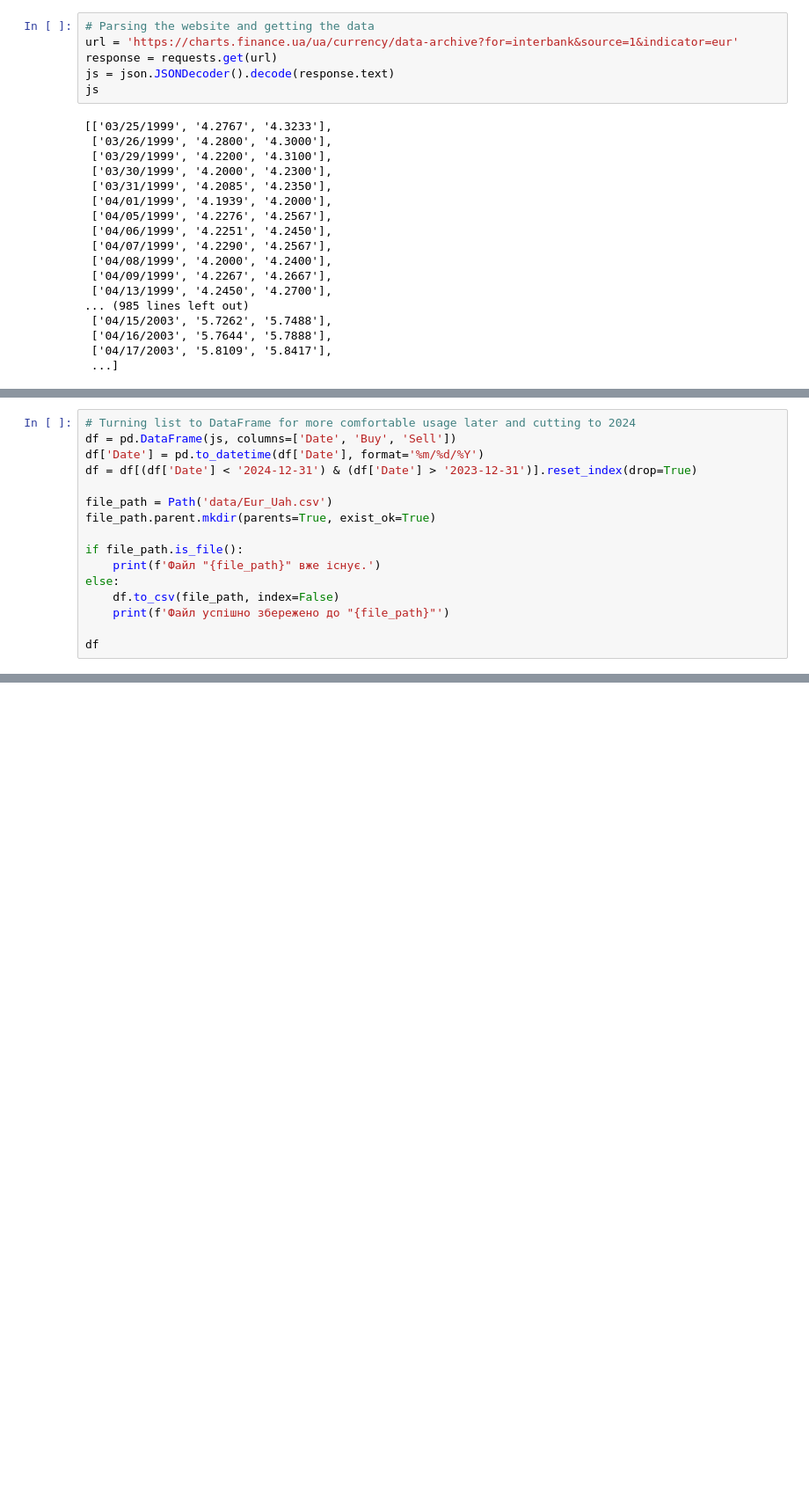
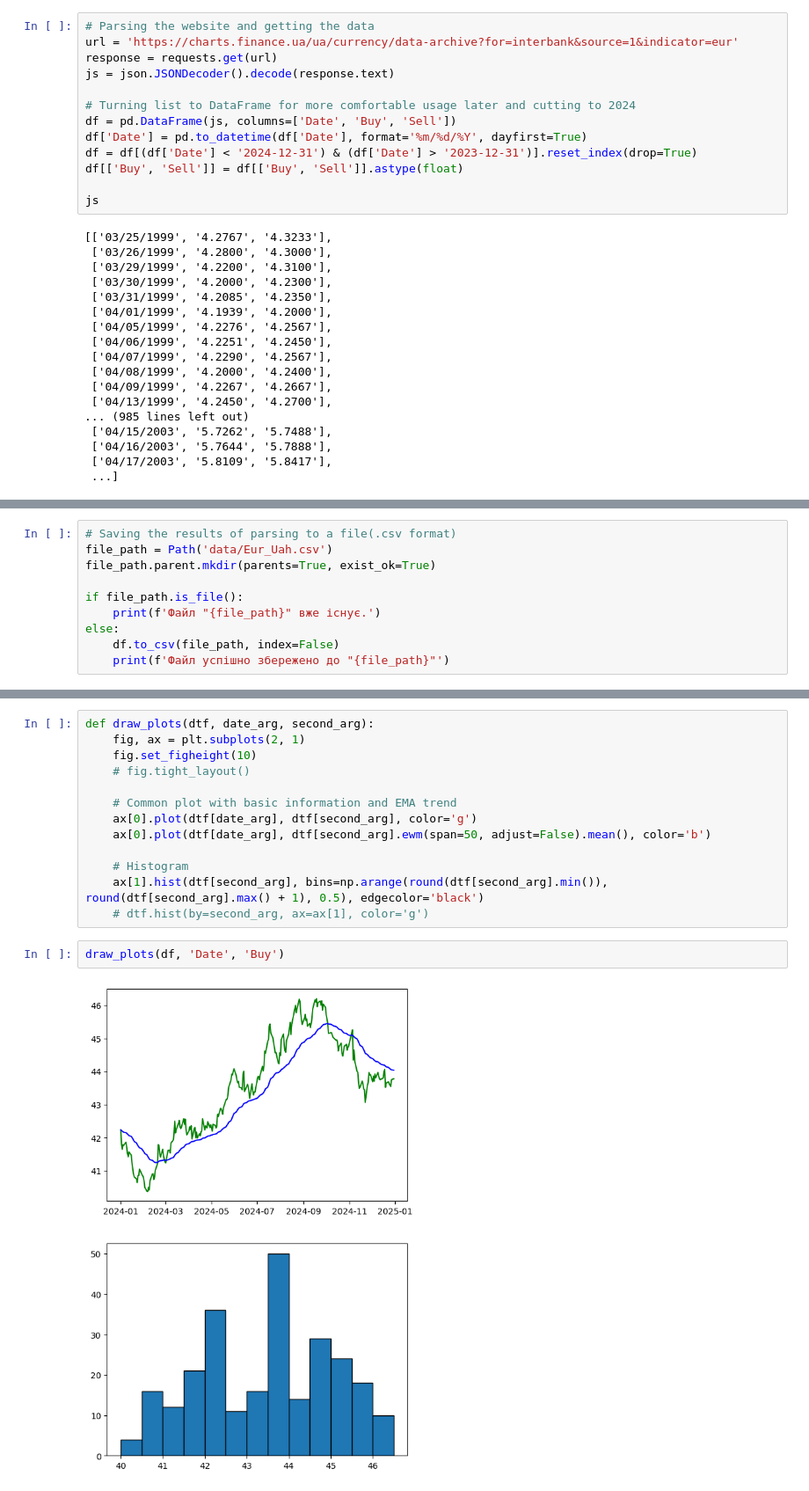
Before and after one commit to VarRoman/7_semester, a Jupyter notebook: Analysis_and_processing/Lab1/lab1_test.ipynb, the cells around one changed output, grey strips where cells are left out. Shown at 88% size. Drawn from its saved outputs; the diff is of its cells as text; blank space fills up the shorter version.

```diff
--- a/Analysis_and_processing/Lab1/lab1_test.ipynb
+++ b/Analysis_and_processing/Lab1/lab1_test.ipynb
@@ -21,6 +42,13 @@ from pathlib import Path
 url = 'https://charts.finance.ua/ua/currency/data-archive?for=interbank&source=1&indicator=eur'
 response = requests.get(url)
 js = json.JSONDecoder().decode(response.text)
+
+# Turning list to DataFrame for more comfortable usage later and cutting to 2024
+df = pd.DataFrame(js, columns=['Date', 'Buy', 'Sell'])
+df['Date'] = pd.to_datetime(df['Date'], format='%m/%d/%Y', dayfirst=True)
+df = df[(df['Date'] < '2024-12-31') & (df['Date'] > '2023-12-31')].reset_index(drop=True)
+df[['Buy', 'Sell']] = df[['Buy', 'Sell']].astype(float)
+
 js
 # %% [output]
 [['03/25/1999', '4.2767', '4.3233'],
@@ -43,9 +89,5 @@ js
 # %%
-# Turning list to DataFrame for more comfortable usage later and cutting to 2024
-df = pd.DataFrame(js, columns=['Date', 'Buy', 'Sell'])
-df['Date'] = pd.to_datetime(df['Date'], format='%m/%d/%Y')
-df = df[(df['Date'] < '2024-12-31') & (df['Date'] > '2023-12-31')].reset_index(drop=True)
-
+# Saving the results of parsing to a file(.csv format)
 file_path = Path('data/Eur_Uah.csv')
 file_path.parent.mkdir(parents=True, exist_ok=True)
 
@@ -54,7 +96,5 @@ if file_path.is_file():
 else:
     df.to_csv(file_path, index=False)
     print(f'Файл успішно збережено до "{file_path}"')
-
-df
 # %% [output]
 Файл "data/Eur_Uah.csv" вже існує.
@@ -73,0 +103,17 @@ df
+# %%
+def draw_plots(dtf, date_arg, second_arg):
+    fig, ax = plt.subplots(2, 1)
+    fig.set_figheight(10)
+    # fig.tight_layout()
+
+    # Common plot with basic information and EMA trend
+    ax[0].plot(dtf[date_arg], dtf[second_arg], color='g')
+    ax[0].plot(dtf[date_arg], dtf[second_arg].ewm(span=50, adjust=False).mean(), color='b')
+
+    # Histogram
+    ax[1].hist(dtf[second_arg], bins=np.arange(round(dtf[second_arg].min()), round(dtf[second_arg].max() + 1), 0.5), edgecolor='black')
+    # dtf.hist(by=second_arg, ax=ax[1], color='g')
+# %%
+draw_plots(df, 'Date', 'Buy')
+# %% [output]
+[figure, added]
```
Also changed, not shown: parts of 13 cells of this notebook, 2 other files.
